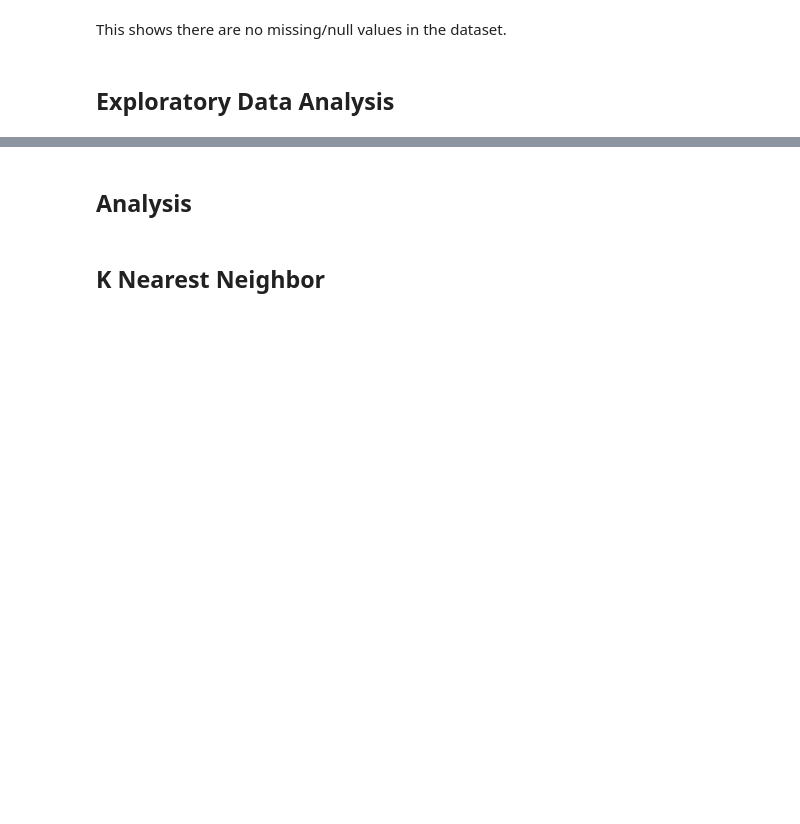
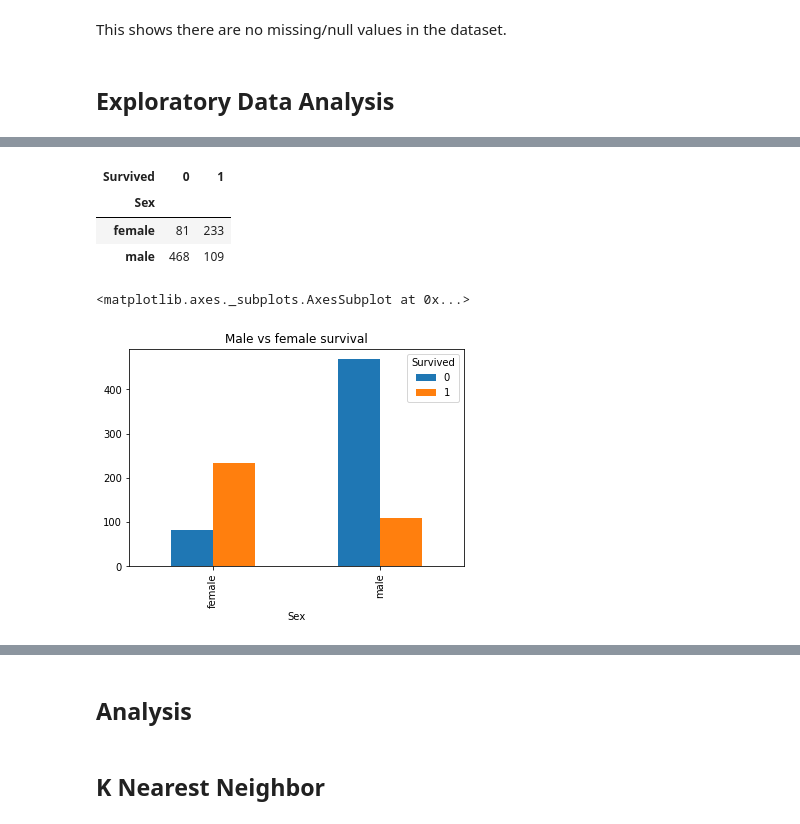
Before and after one commit to dkchebet7/Classification, a Jupyter notebook: Untitled6.ipynb, the cells around one changed output, grey strips where cells are left out. Cells and saved outputs as stored; diff of their text form; code cells hidden in the pictures; blank space fills up the shorter version.

```diff
--- a/Untitled6.ipynb
+++ b/Untitled6.ipynb
@@ -176,5 +179,7 @@ This shows there are no missing/null values in the dataset.
 ## Exploratory Data Analysis
 # %%
 ## Creating a copy to work with
+## Viewing the data
 
-titatic2 = titanic.copy()
+titanic2 = titanic.copy()
+titanic2.head()
@@ -180,0 +193,19 @@ titatic2 = titanic.copy()
+# %%
+## checking relationship between survived,sex and embarked
+
+
+from scipy import stats
+
+gender =  pd.crosstab(titanic2['Sex'], titanic2['Survived'])
+gender
+# %% [output]
+| Survived | 0 | 1 |
+| Sex |  |  |
+| female | 81 | 233 |
+| male | 468 | 109 |
+# %%
+## Plotting the gender cross table
+gender.plot(kind = 'bar', title = 'Male vs female survival')
+# %% [output]
+<matplotlib.axes._subplots.AxesSubplot at 0x...>
+[figure, added]
```
Also changed, not shown: parts of 20 cells of this notebook.
